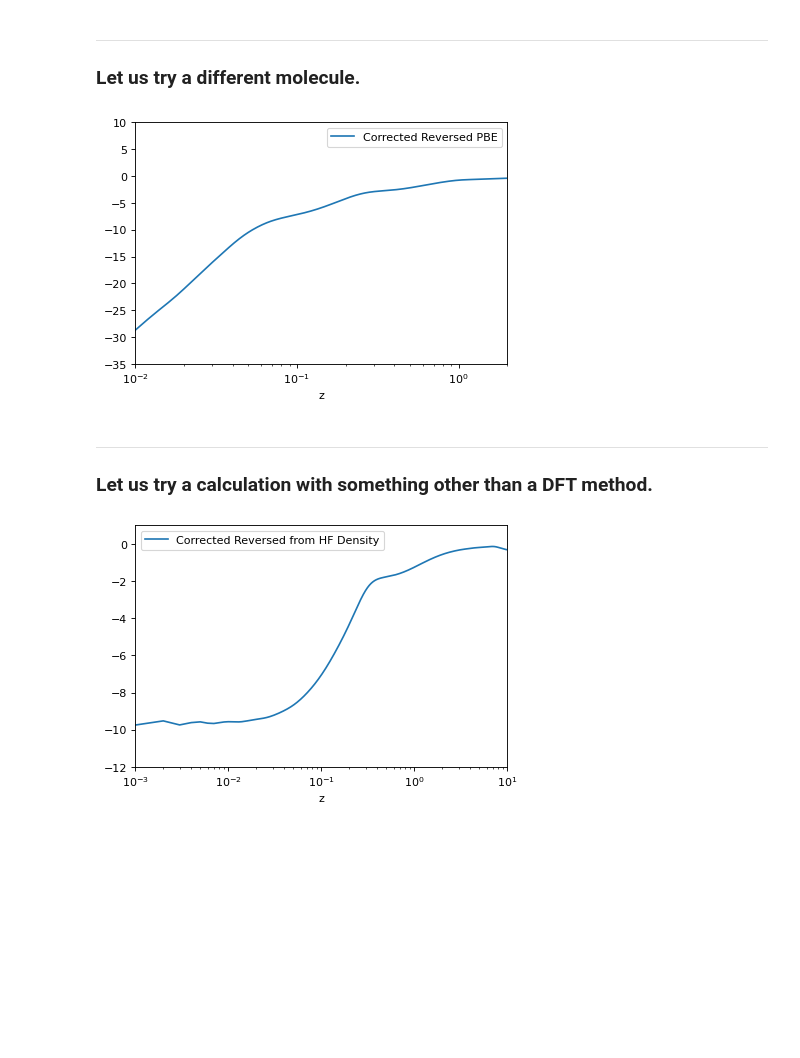
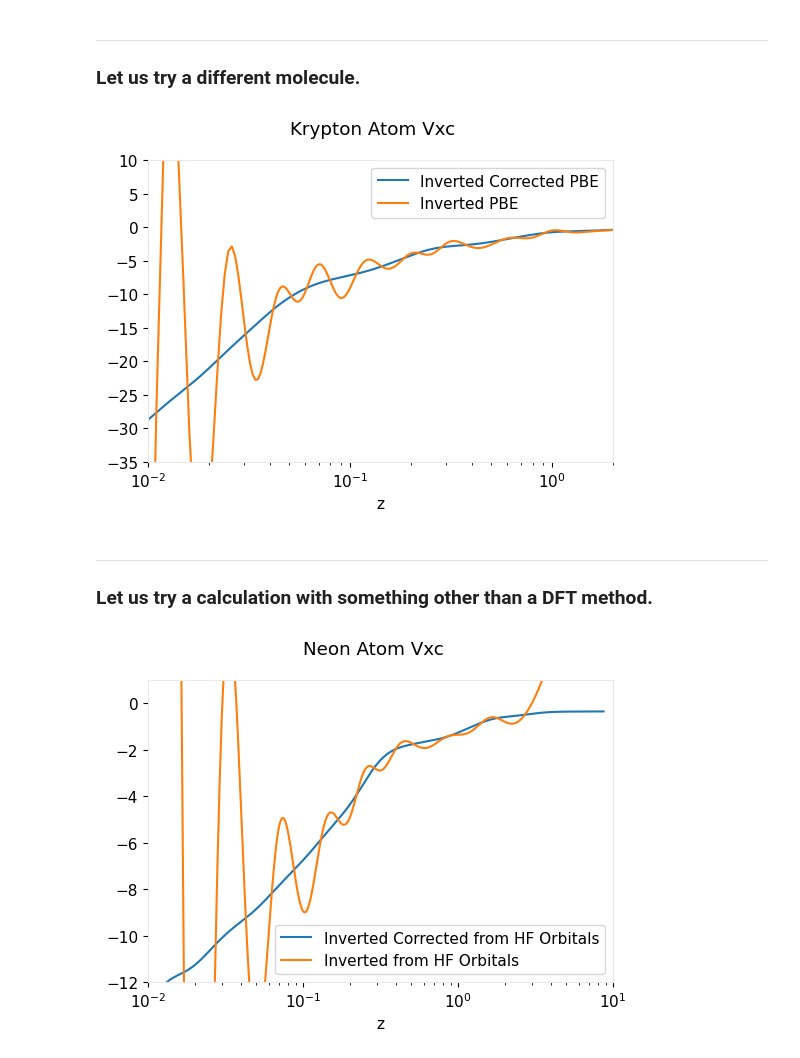
Before and after one commit to wasserman-group/n2v_examples, a Jupyter notebook: Grid/02_Removal_of_Basis_Set_Artifacts.ipynb, the cells around one changed output. Cells and saved outputs as stored; diff of their text form; code cells hidden in the pictures; blank space fills up the shorter version.

```diff
--- a/Grid/02_Removal_of_Basis_Set_Artifacts.ipynb
+++ b/Grid/02_Removal_of_Basis_Set_Artifacts.ipynb
@@ -27,6 +27,11 @@ import n2v
 import psi4
 import matplotlib.pyplot as plt
 import numpy as np
+
+import matplotlib as mpl
+mpl.rcParams["font.size"] = 11
+mpl.rcParams["font.family"] = "sans-serif"
+mpl.rcParams["axes.edgecolor"] = "#eae8e9"
 # %%
 #Set options within Psi4.
 #Saving the jk object prevents n2v to build it again.
@@ -185,37 +200,39 @@ kr = psi4.geometry("""
 0 1
 Kr 0.0 0.0 0.0
 symmetry c1
-units angstrom
+units bohr
 noreorient
 nocom
 """)
 
 #Make calculation with any different Funcional
 e, wfn_kr = psi4.energy("pbe/6-311G", return_wfn=True, molecule=kr)
 ikr = n2v.Inverter(wfn_kr)
 
 #Invert the Kohn-Sham Equations
 kr_vxc_inv = ikr.invert_kohn_sham_equations(wfn_kr, grid)
 osc_profile = ikr.get_basis_set_correction(grid)
 
 #Compare the performance of direct and reversed calculation of vxc.
 #---------------> Plot
-fig, ax = plt.subplots(1,1, dpi=80)
+fig, ax = plt.subplots(1,1, dpi=100)
 
 
 #---------------> Data
-ax.plot(x, kr_vxc_inv - osc_profile, label="Corrected Reversed PBE")
+ax.plot(x, kr_vxc_inv - osc_profile, label="Inverted Corrected PBE")
+ax.plot(x, kr_vxc_inv, label="Inverted PBE")
 
 #---------------> Formatting
 ax.set_xlim(0.01,2)
 ax.set_ylim(-35,10)
 ax.set_xscale('log')
 ax.set_xlabel('z')
 ax.legend()
 
+fig.suptitle("Krypton Atom Vxc")
 fig.show()
 # %% [output]
-[figure, old version]
+[figure, new version]
 # %% [markdown]
 ---
 ### Let us try a calculation with something other than a DFT method.
@@ -224,30 +241,32 @@ fig.show()
 
 
 #Make calculation with any different Funcional
-e, wfn_hf = psi4.energy("hf/ugbs", return_wfn=True, molecule=Ne)
-iar = n2v.Inverter(wfn_hf)
+e, wfn_hf = psi4.energy("hf/6-311G", return_wfn=True, molecule=Ne)
+ihf = n2v.Inverter(wfn_hf)
 
 
 #Invert the Kohn-Sham Equations
-hf_vxc_inv = iar.invert_kohn_sham_equations(wfn_ar, grid)
-osc_profile = iar.get_basis_set_correction(grid)
+hf_vxc_inv = ihf.invert_kohn_sham_equations(wfn_hf, grid)
+osc_profile = ihf.get_basis_set_correction(grid)
 
 #Compare the performance of direct and reversed calculation of vxc.
 
 
 #---------------> Plot
-fig, ax = plt.subplots(1,1, dpi=80)
+fig, ax = plt.subplots(1,1, dpi=100)
 
 #-------> Data
-ax.plot(x, hf_vxc_inv - osc_profile, label="Corrected Reversed from HF Density")
+ax.plot(x, hf_vxc_inv - osc_profile, label="Inverted Corrected from HF Orbitals")
+ax.plot(x, hf_vxc_inv, label="Inverted from HF Orbitals")
 
 #-------> Formatting
-ax.set_xlim(0.001,10)
+ax.set_xlim(0.01,10)
 ax.set_ylim(-12,1)
 ax.set_xscale('log')
 ax.set_xlabel('z')
 ax.legend()
 
+fig.suptitle("Neon Atom Vxc")
 fig.show()
 # %% [output]
-[figure, old version]
+[figure, new version]
```
Also changed, not shown: parts of 4 cells of this notebook.
